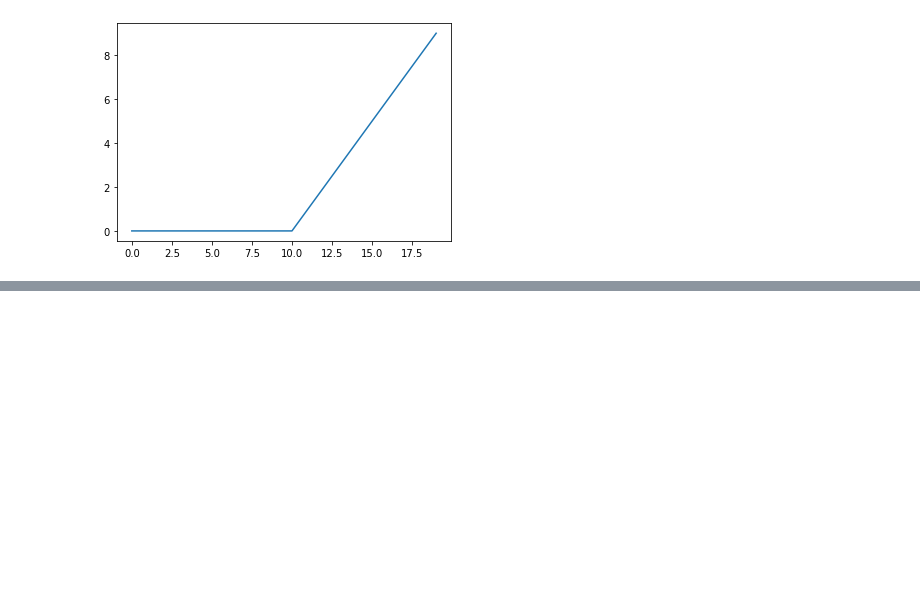
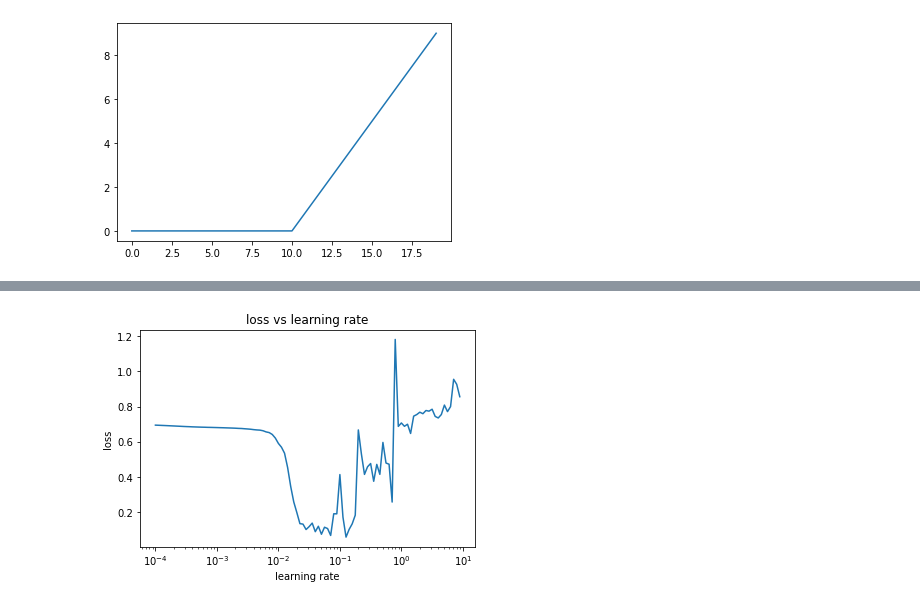
Before and after one commit to hiydavid/tfdev-learning, a Jupyter notebook: ZTM/notebooks/tfdev_02_neural_network_classification.ipynb, the cells around one changed output, grey strips where cells are left out. Saved outputs shown, nothing was run; the diff lists cells and outputs as text; code cells hidden in the pictures; blank space fills up the shorter version.

```diff
--- a/ZTM/notebooks/tfdev_02_neural_network_classification.ipynb
+++ b/ZTM/notebooks/tfdev_02_neural_network_classification.ipynb
@@ -218,0 +331,9 @@ plt.plot(relu(A));
+# %%
+# find the learning rate where loss decreases the most
+lrs = 1e-4 * (10 ** (tf.range(100)/20))
+plt.semilogx(lrs, history_5.history["loss"])
+plt.xlabel("learning rate")
+plt.ylabel("loss")
+plt.title("loss vs learning rate");
+# %% [output]
+[figure, added]
```
Also changed, not shown: parts of 16 cells of this notebook.
